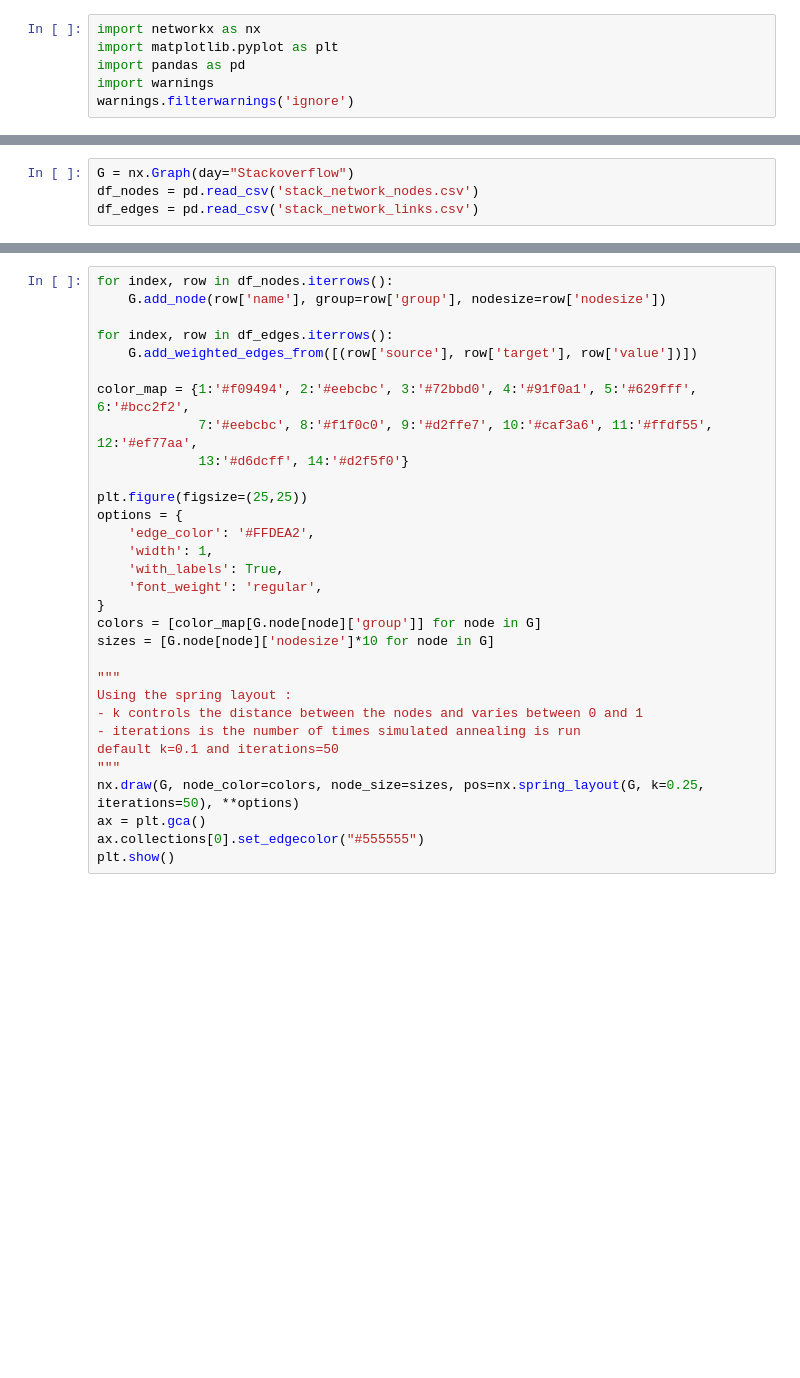
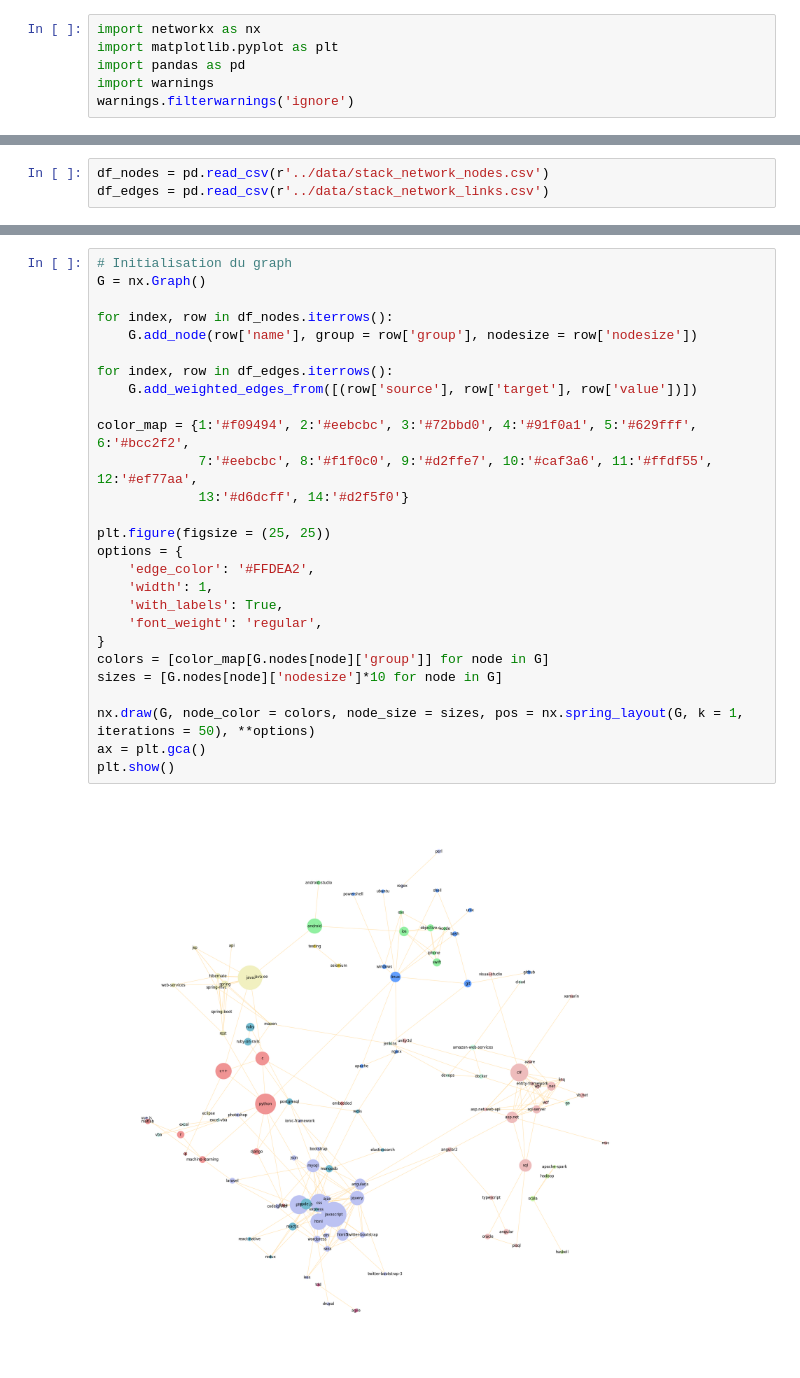
Before and after one commit to a-langlais/case_studies, a Jupyter notebook: stack_tags_network/notebooks/stack_tag_network.ipynb, the cells around one changed output, grey strips where cells are left out. Cells and saved outputs as stored; diff of their text form; blank space fills up the shorter version.

```diff
--- a/stack_tags_network/notebooks/stack_tag_network.ipynb
+++ b/stack_tags_network/notebooks/stack_tag_network.ipynb
@@ -7,4 +19,3 @@ warnings.filterwarnings('ignore')
 # %%
-G = nx.Graph(day="Stackoverflow")
-df_nodes = pd.read_csv('stack_network_nodes.csv')
-df_edges = pd.read_csv('stack_network_links.csv')
+df_nodes = pd.read_csv(r'../data/stack_network_nodes.csv')
+df_edges = pd.read_csv(r'../data/stack_network_links.csv')
@@ -11,31 +24,29 @@ df_edges = pd.read_csv('stack_network_links.csv')
 # %%
+# Initialisation du graph
+G = nx.Graph()
+
 for index, row in df_nodes.iterrows():
-    G.add_node(row['name'], group=row['group'], nodesize=row['nodesize'])
+    G.add_node(row['name'], group = row['group'], nodesize = row['nodesize'])
 
 for index, row in df_edges.iterrows():
     G.add_weighted_edges_from([(row['source'], row['target'], row['value'])])
 
 color_map = {1:'#f09494', 2:'#eebcbc', 3:'#72bbd0', 4:'#91f0a1', 5:'#629fff', 6:'#bcc2f2',
              7:'#eebcbc', 8:'#f1f0c0', 9:'#d2ffe7', 10:'#caf3a6', 11:'#ffdf55', 12:'#ef77aa',
              13:'#d6dcff', 14:'#d2f5f0'}
 
-plt.figure(figsize=(25,25))
+plt.figure(figsize = (25, 25))
 options = {
     'edge_color': '#FFDEA2',
     'width': 1,
     'with_labels': True,
     'font_weight': 'regular',
 }
-colors = [color_map[G.node[node]['group']] for node in G]
-sizes = [G.node[node]['nodesize']*10 for node in G]
+colors = [color_map[G.nodes[node]['group']] for node in G]
+sizes = [G.nodes[node]['nodesize']*10 for node in G]
 
-"""
-Using the spring layout :
-- k controls the distance between the nodes and varies between 0 and 1
-- iterations is the number of times simulated annealing is run
-default k=0.1 and iterations=50
-"""
-nx.draw(G, node_color=colors, node_size=sizes, pos=nx.spring_layout(G, k=0.25, iterations=50), **options)
+nx.draw(G, node_color = colors, node_size = sizes, pos = nx.spring_layout(G, k = 1, iterations = 50), **options)
 ax = plt.gca()
-ax.collections[0].set_edgecolor("#555555")
 plt.show()
+# %% [output]
+[figure, added]
```
Also changed, not shown: parts of 5 cells of this notebook.
